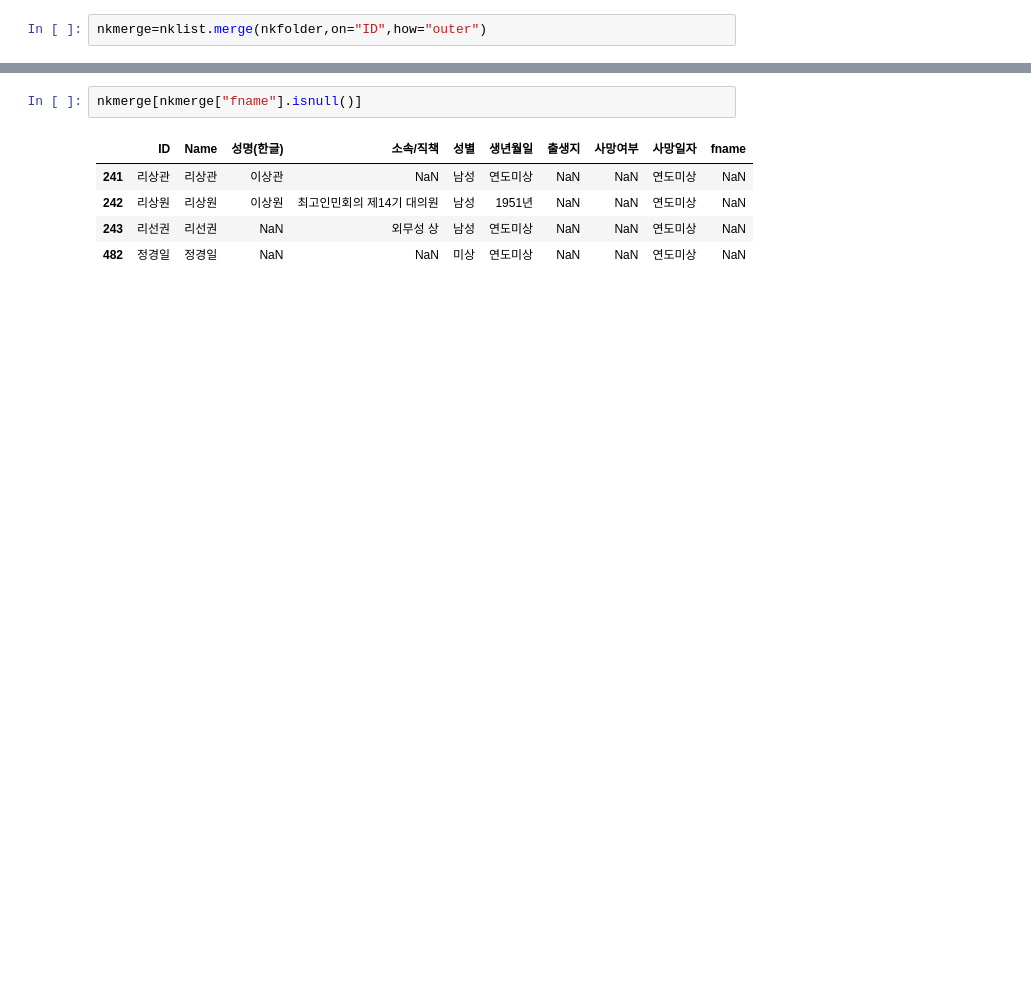
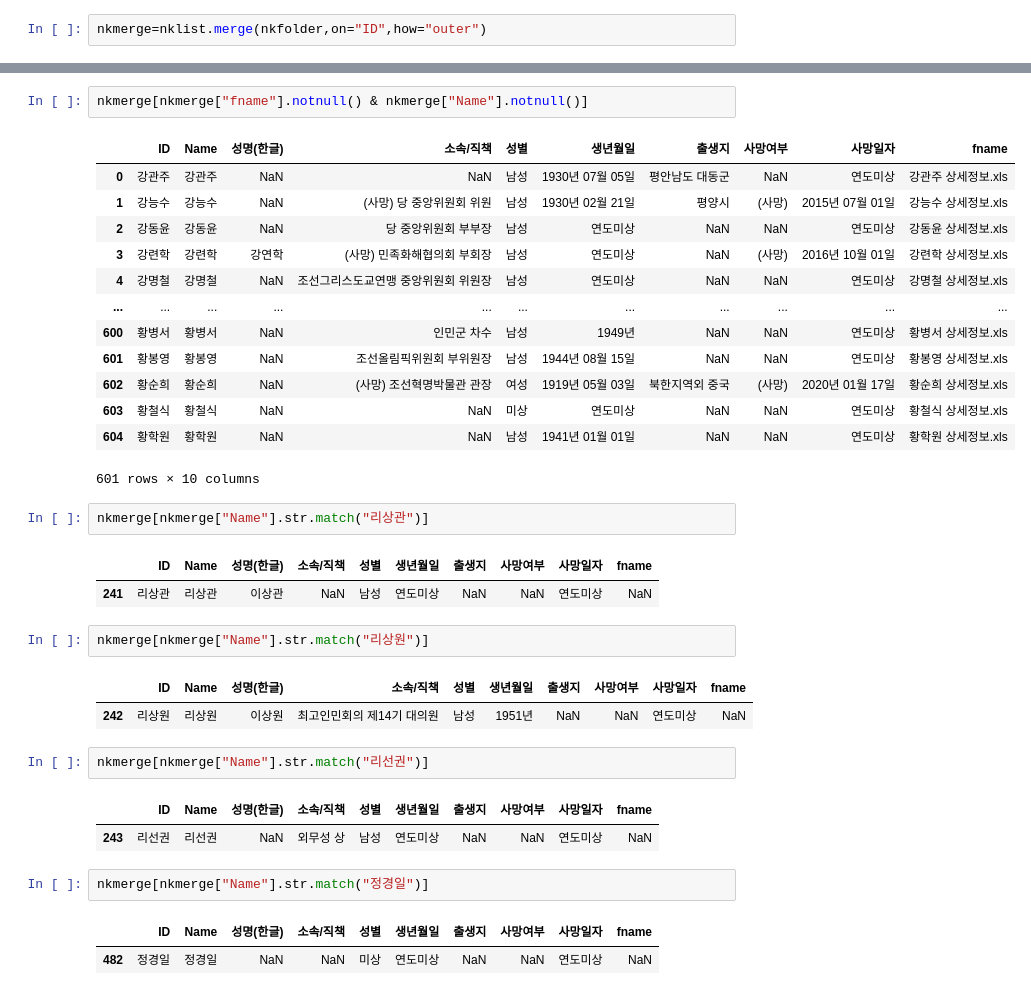
Before and after one commit to seouljake/nkelites, a Jupyter notebook: scripts/1_compare elites in folder an list.ipynb, the cells around one changed output, grey strips where cells are left out. Drawn from its saved outputs; the diff is of its cells as text; blank space fills up the shorter version.

```diff
--- a/scripts/1_compare elites in folder an list.ipynb
+++ b/scripts/1_compare elites in folder an list.ipynb
@@ -193,8 +199,36 @@ nkmerge
 # %%
-nkmerge[nkmerge["fname"].isnull()]
+nkmerge[nkmerge["fname"].notnull() & nkmerge["Name"].notnull()]
 # %% [output]
 |  | ID | Name | 성명(한글) | 소속/직책 | 성별 | 생년월일 | 출생지 | 사망여부 | 사망일자 | fname |
-| 241 | 리상관 | 리상관 | 이상관 | NaN | 남성 | 연도미상 | NaN | NaN | 연도미상 | NaN |
-| 242 | 리상원 | 리상원 | 이상원 | 최고인민회의 제14기 대의원 | 남성 | 1951년 | NaN | NaN | 연도미상 | NaN |
-| 243 | 리선권 | 리선권 | NaN | 외무성 상 | 남성 | 연도미상 | NaN | NaN | 연도미상 | NaN |
-| 482 | 정경일 | 정경일 | NaN | NaN | 미상 | 연도미상 | NaN | NaN | 연도미상 | NaN |
+| 0 | 강관주 | 강관주 | NaN | NaN | 남성 | 1930년 07월 05일 | 평안남도 대동군 | NaN | 연도미상 | 강관주 상세정보.xls |
+| 1 | 강능수 | 강능수 | NaN | (사망) 당 중앙위원회 위원 | 남성 | 1930년 02월 21일 | 평양시 | (사망) | 2015년 07월 01일 | 강능수 상세정보.xls |
+| 2 | 강동윤 | 강동윤 | NaN | 당 중앙위원회 부부장 | 남성 | 연도미상 | NaN | NaN | 연도미상 | 강동윤 상세정보.xls |
+| 3 | 강련학 | 강련학 | 강연학 | (사망) 민족화해협의회 부회장 | 남성 | 연도미상 | NaN | (사망) | 2016년 10월 01일 | 강련학 상세정보.xls |
+| 4 | 강명철 | 강명철 | NaN | 조선그리스도교연맹 중앙위원회 위원장 | 남성 | 연도미상 | NaN | NaN | 연도미상 | 강명철 상세정보.xls |
+| ... | ... | ... | ... | ... | ... | ... | ... | ... | ... | ... |
+| 600 | 황병서 | 황병서 | NaN | 인민군 차수 | 남성 | 1949년 | NaN | NaN | 연도미상 | 황병서 상세정보.xls |
+| 601 | 황봉영 | 황봉영 | NaN | 조선올림픽위원회 부위원장 | 남성 | 1944년 08월 15일 | NaN | NaN | 연도미상 | 황봉영 상세정보.xls |
+| 602 | 황순희 | 황순희 | NaN | (사망) 조선혁명박물관 관장 | 여성 | 1919년 05월 03일 | 북한지역외 중국 | (사망) | 2020년 01월 17일 | 황순희 상세정보.xls |
+| 603 | 황철식 | 황철식 | NaN | NaN | 미상 | 연도미상 | NaN | NaN | 연도미상 | 황철식 상세정보.xls |
+| 604 | 황학원 | 황학원 | NaN | NaN | 남성 | 1941년 01월 01일 | NaN | NaN | 연도미상 | 황학원 상세정보.xls |
+601 rows × 10 columns
+# %%
+nkmerge[nkmerge["Name"].str.match("리상관")]
+# %% [output]
+|  | ID | Name | 성명(한글) | 소속/직책 | 성별 | 생년월일 | 출생지 | 사망여부 | 사망일자 | fname |
+| 241 | 리상관 | 리상관 | 이상관 | NaN | 남성 | 연도미상 | NaN | NaN | 연도미상 | NaN |
+# %%
+nkmerge[nkmerge["Name"].str.match("리상원")]
+# %% [output]
+|  | ID | Name | 성명(한글) | 소속/직책 | 성별 | 생년월일 | 출생지 | 사망여부 | 사망일자 | fname |
+| 242 | 리상원 | 리상원 | 이상원 | 최고인민회의 제14기 대의원 | 남성 | 1951년 | NaN | NaN | 연도미상 | NaN |
+# %%
+nkmerge[nkmerge["Name"].str.match("리선권")]
+# %% [output]
+|  | ID | Name | 성명(한글) | 소속/직책 | 성별 | 생년월일 | 출생지 | 사망여부 | 사망일자 | fname |
+| 243 | 리선권 | 리선권 | NaN | 외무성 상 | 남성 | 연도미상 | NaN | NaN | 연도미상 | NaN |
+# %%
+nkmerge[nkmerge["Name"].str.match("정경일")]
+# %% [output]
+|  | ID | Name | 성명(한글) | 소속/직책 | 성별 | 생년월일 | 출생지 | 사망여부 | 사망일자 | fname |
+| 482 | 정경일 | 정경일 | NaN | NaN | 미상 | 연도미상 | NaN | NaN | 연도미상 | NaN |
```
Also changed, not shown: parts of 10 cells of this notebook.
